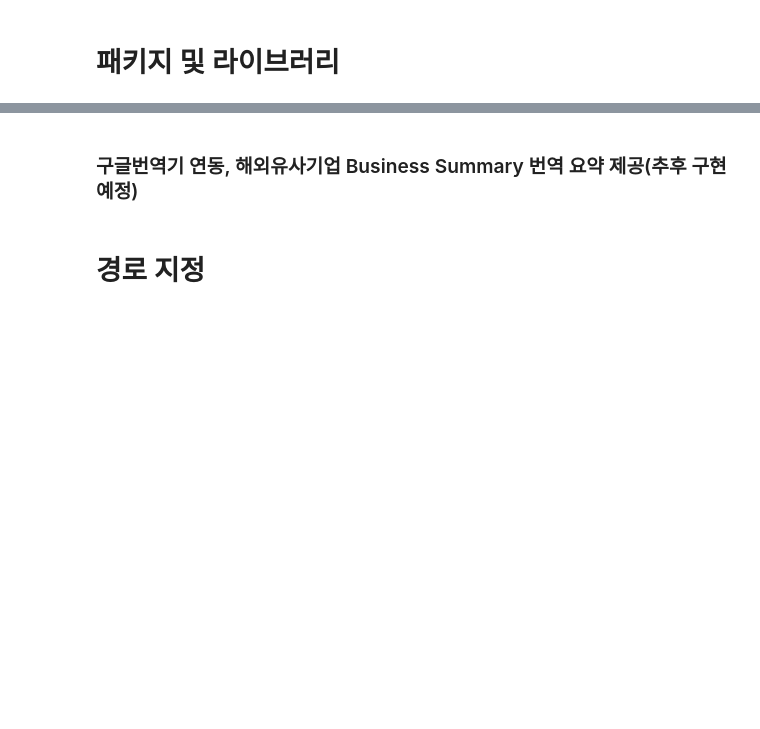
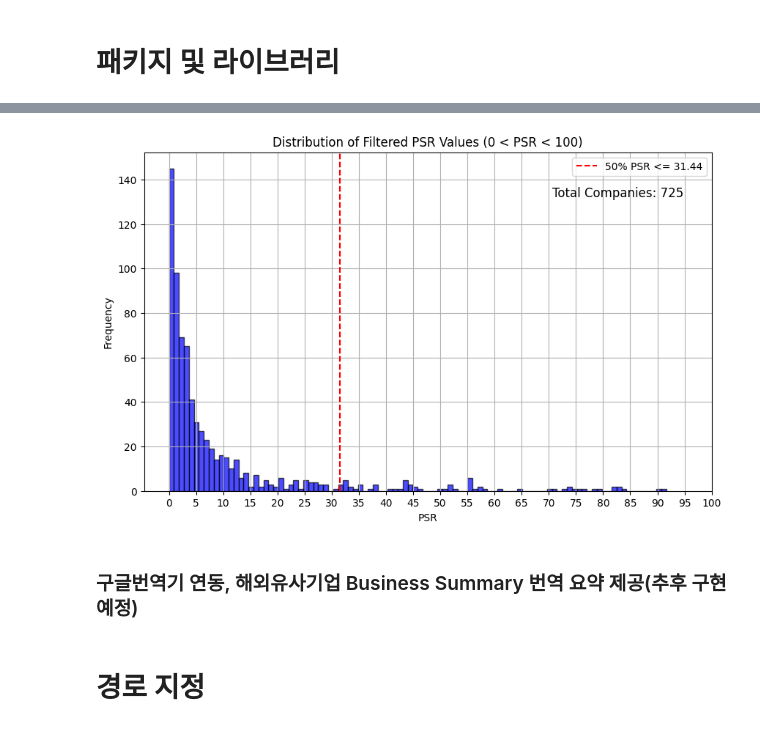
Before and after one commit to DongwooChae/QuantifyPro, a Jupyter notebook: Python_portfolio/yahoo_fn.ipynb, the cells around one changed output, grey strips where cells are left out. Cells and saved outputs as stored; diff of their text form; code cells hidden in the pictures; blank space fills up the shorter version.

```diff
--- a/Python_portfolio/yahoo_fn.ipynb
+++ b/Python_portfolio/yahoo_fn.ipynb
@@ -11,0 +88,18 @@ import openpyxl
+# %%
+# SPS 데이터 가져오기 (인덱스를 Ticker로 설정)
+revenue_per_share = healthcare_data.reset_index().set_index('Ticker')['Revenue per Share']
+
+# 새로운 데이터프레임을 healthcare_price와 동일한 형식으로 생성
+healthcare_multiple = healthcare_price.copy()
+
+# PSR을 계산할 때, Revenue per Share 값이 존재하고 주가 데이터가 존재하는 경우에만 계산
+for ticker in healthcare_price.columns:
+    # revenue_per_share의 인덱스를 Ticker로 처리
+    if ticker in revenue_per_share.index and pd.notna(revenue_per_share[ticker]):
+        healthcare_multiple[ticker] = healthcare_price[ticker] / revenue_per_share[ticker]
+    else:
+        # Revenue per Share 또는 주가 데이터가 없는 경우, NaN으로 유지
+        healthcare_multiple[ticker] = float('nan')
+
+# 결과 확인
+healthcare_multiple.head()
@@ -12,3 +197,36 @@ import openpyxl
+# %%
+# 히스토그램 그리기
+plt.figure(figsize=(10, 6))
+n, bins, patches = plt.hist(filtered_average_psr, bins=100, color='blue', edgecolor='black', alpha=0.7)
+
+# x축 라벨을 5단위로 표시
+plt.xticks(range(0, 101, 5))
+
+# 총 기업 수 표시
+total_companies = len(filtered_average_psr)
+plt.text(0.95, 0.9, f'Total Companies: {total_companies}', transform=plt.gca().transAxes,
+         fontsize=12, verticalalignment='top', horizontalalignment='right')
+
+# 상위 50% 포함된 구간 계산
+sorted_psr = np.sort(filtered_average_psr)
+cumulative = np.cumsum(sorted_psr)
+cumulative_percentage = cumulative / cumulative[-1]
+
+# 상위 50% 구간 찾기
+threshold_index = np.argmax(cumulative_percentage >= 0.5)
+threshold_value = sorted_psr[threshold_index]
+
+# 상위 50% 구간 표시
+plt.axvline(x=threshold_value, color='red', linestyle='--', label=f'50% PSR <= {threshold_value:.2f}')
+plt.legend()
+
+plt.title('Distribution of Filtered PSR Values (0 < PSR < 100)')
+plt.xlabel('PSR')
+plt.ylabel('Frequency')
+plt.grid(True)
+plt.show()
+# %% [output]
+[figure, added]
 # %% [markdown]
 ### 구글번역기 연동, 해외유사기업 Business Summary 번역 요약 제공(추후 구현예정)
 # %%
```
Also changed, not shown: parts of 12 cells of this notebook, 4 other files.
